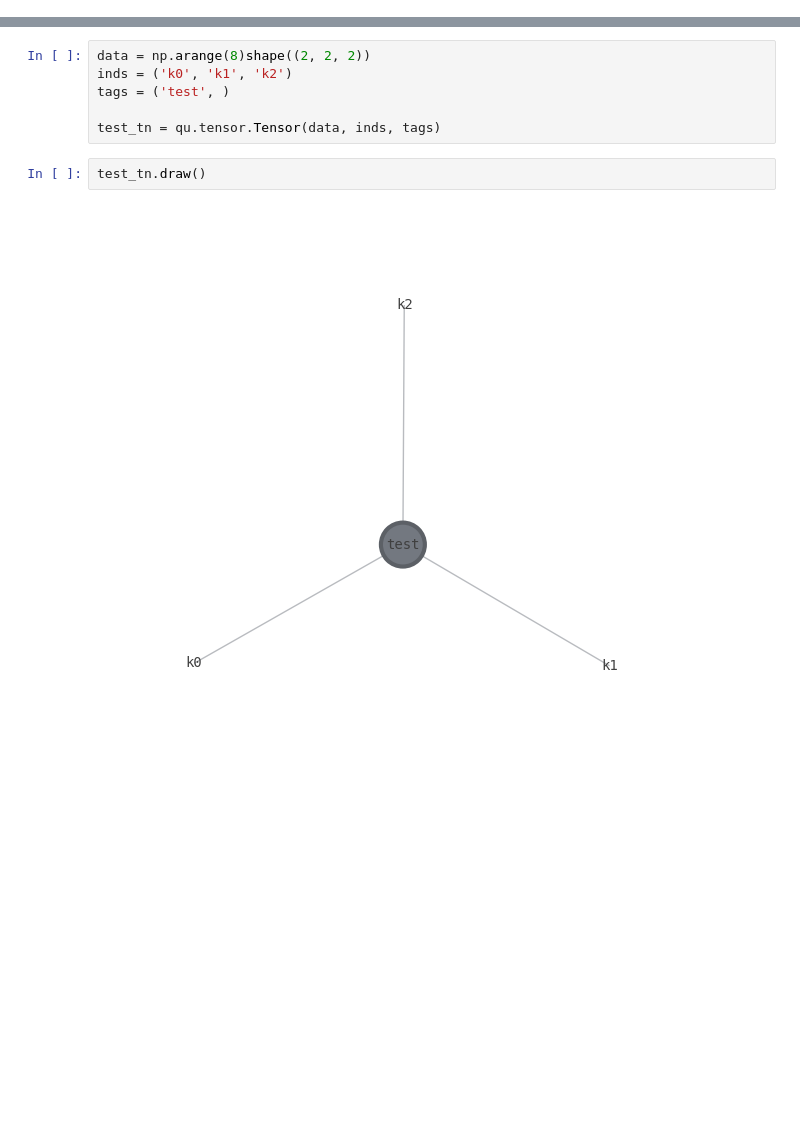
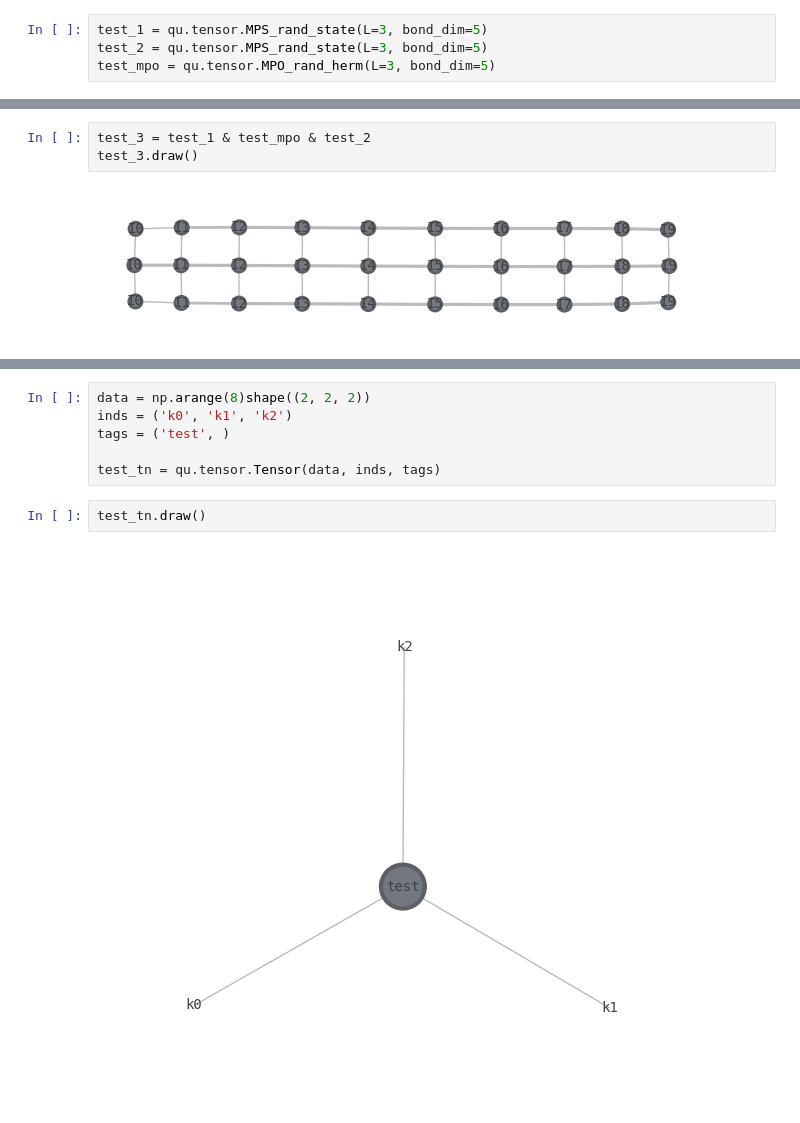
Before and after one commit to leolettuce/QIFS, a Jupyter notebook: miscellaneous/quimb_test.ipynb, the cells around one changed output, grey strips where cells are left out. Drawn from its saved outputs; the diff is of its cells as text; blank space fills up the shorter version.

```diff
--- a/miscellaneous/quimb_test.ipynb
+++ b/miscellaneous/quimb_test.ipynb
@@ -5,0 +4,4 @@ OMP: Info #276: omp_set_nested routine deprecated, please use omp_set_max_active
+# %%
+test_1 = qu.tensor.MPS_rand_state(L=3, bond_dim=5)
+test_2 = qu.tensor.MPS_rand_state(L=3, bond_dim=5)
+test_mpo = qu.tensor.MPO_rand_herm(L=3, bond_dim=5)
@@ -5,0 +22,5 @@ OMP: Info #276: omp_set_nested routine deprecated, please use omp_set_max_active
+# %%
+test_3 = test_1 & test_mpo & test_2
+test_3.draw()
+# %% [output]
+[figure, added]
```
Also changed, not shown: parts of 143 cells of this notebook, 3 other files.
